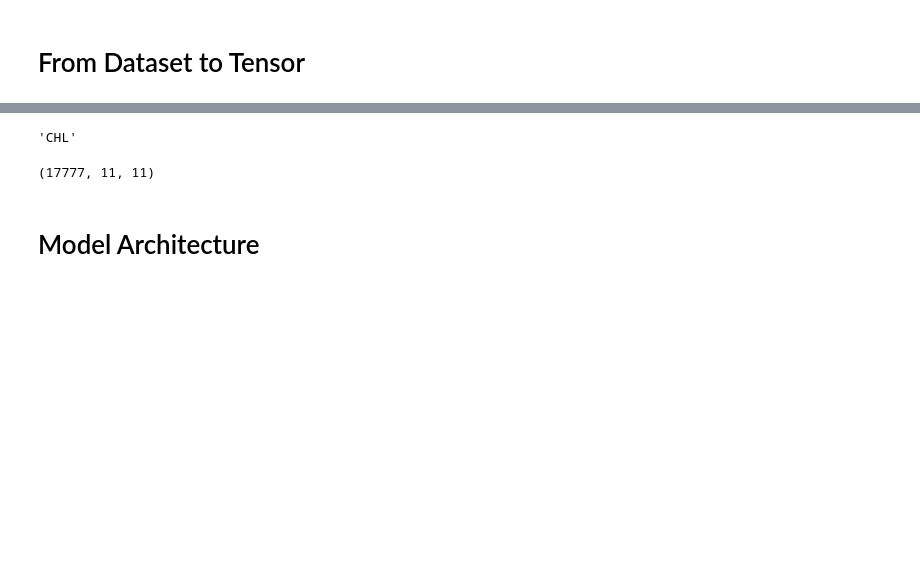
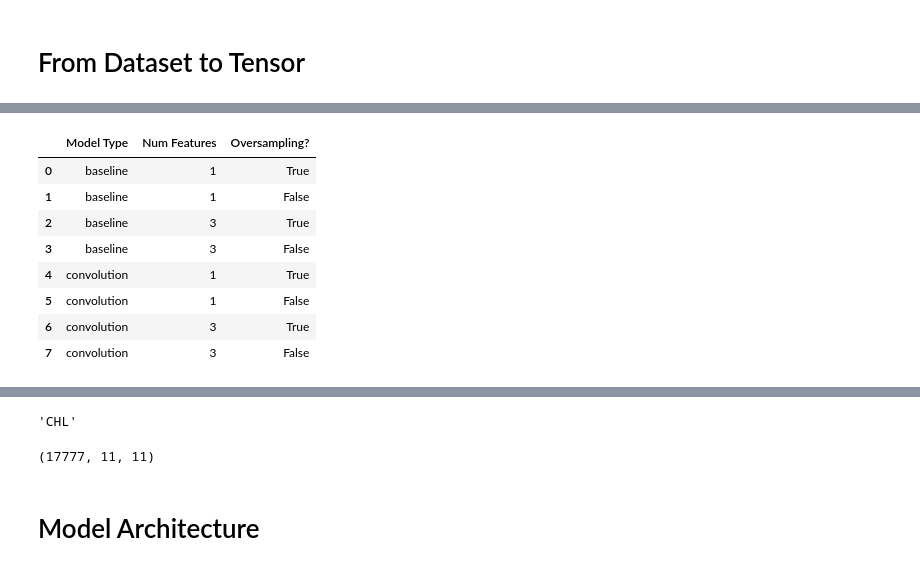
Before and after one commit to gravity948/capstone-project-sewage-pollution, a Jupyter notebook: model-neural-network-v2.ipynb, the cells around one changed output, grey strips where cells are left out. Drawn from its saved outputs; the diff is of its cells as text; code cells hidden in the pictures; blank space fills up the shorter version.

```diff
--- a/model-neural-network-v2.ipynb
+++ b/model-neural-network-v2.ipynb
@@ -505,0 +478,18 @@ def fit_nn(X_train, X_test, X_val, y_train, y_test, y_val, model_type, metrics=[
+# %%
+model_names = []
+
+for model_type, num_feature, oversampling__ in itertools.product(model_types, num_features, oversampling_):
+    model_names.append([model_type, num_feature, oversampling__])
+
+df1 = pd.DataFrame(model_names, columns=['Model Type','Num Features', 'Oversampling?'])
+df1
+# %% [output]
+|  | Model Type | Num Features | Oversampling? |
+| 0 | baseline | 1 | True |
+| 1 | baseline | 1 | False |
+| 2 | baseline | 3 | True |
+| 3 | baseline | 3 | False |
+| 4 | convolution | 1 | True |
+| 5 | convolution | 1 | False |
+| 6 | convolution | 3 | True |
+| 7 | convolution | 3 | False |
```
Also changed, not shown: parts of 23 cells of this notebook.
